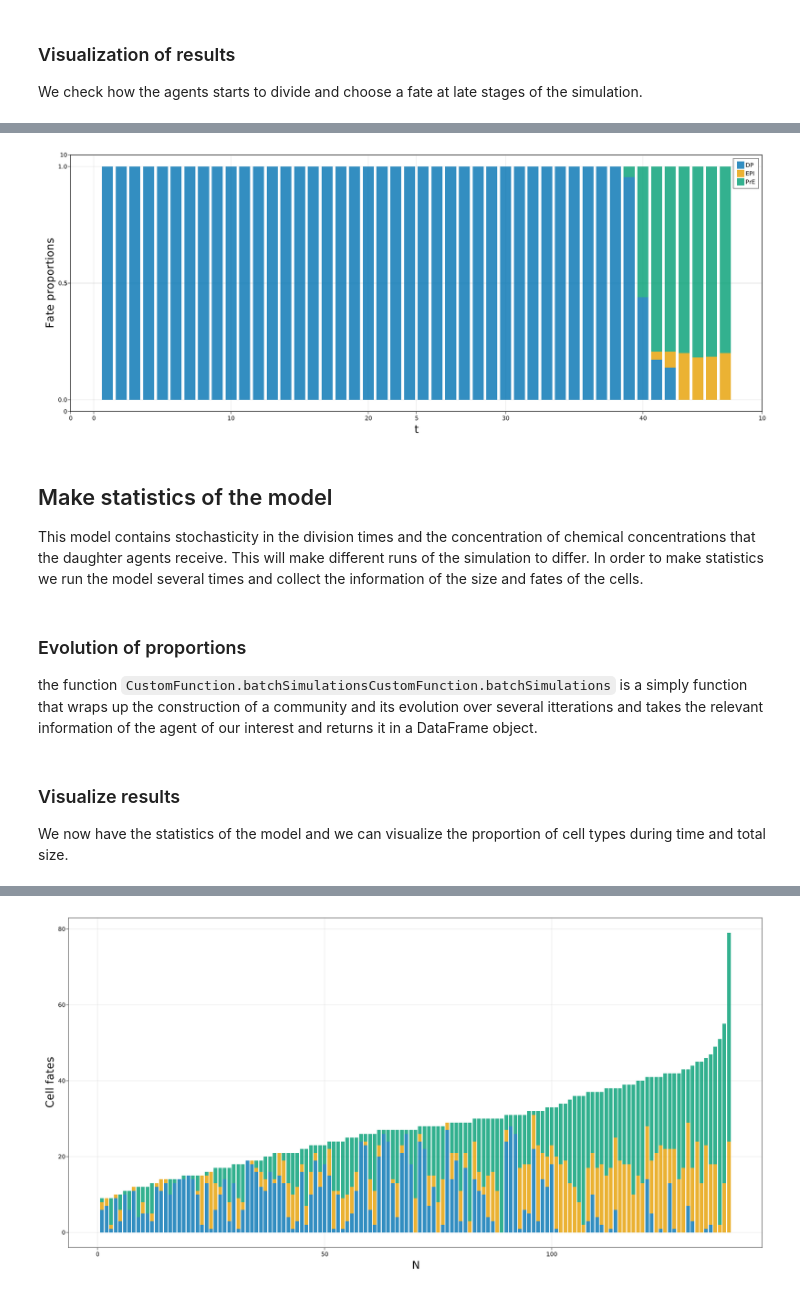
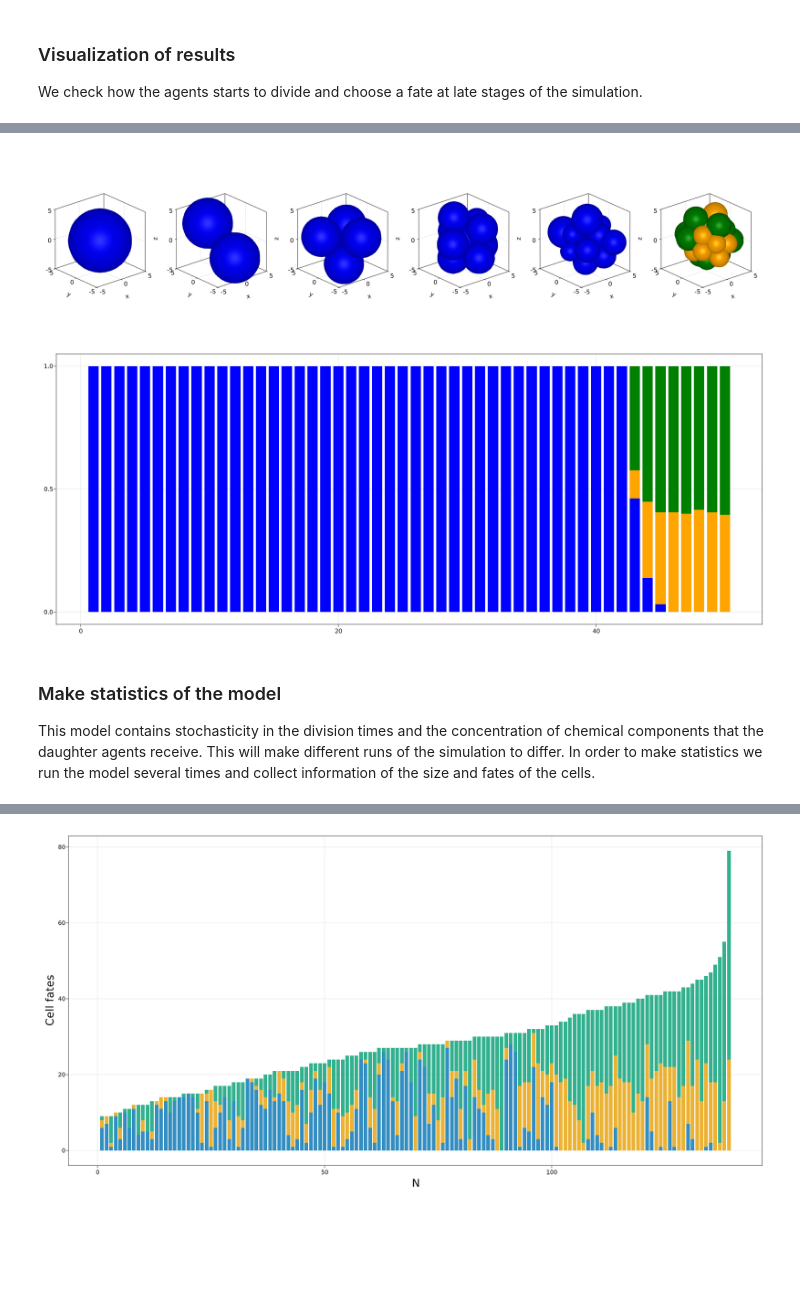
Before and after one commit to dsb-lab/CellBasedModels.jl, a Jupyter notebook: examples/Development.ipynb, the cells around one changed output, grey strips where cells are left out. Cells and saved outputs as stored; diff of their text form; code cells hidden in the pictures; blank space fills up the shorter version.

```diff
--- a/examples/Development.ipynb
+++ b/examples/Development.ipynb
@@ -304,3 +268,10 @@ comt = mCompiled.evolve(com,dt=0.0002,tMax=100,nStop=40,nMax=100,dtSave=1);
+# %%
+dt = 0.002
+steps = round(Int64,50/dt)
+saveEach = round(Int64,.5/dt)
+
+com = initializeEmbryo(parameters);
+customEvolve!(com,dt,steps,saveEach)
 # %% [markdown]
 ### Visualization of results
 
@@ -316,10 +279,32 @@ fig
-# %%
-fig = Figure(resolution=(2000,800))
-
-ax = Axis(fig[1,1])
-
-CustomFunction.plotFatesTime(comt,fig,1,1,normalize=true)
-
-fig
-# %% [output]
-[figure, removed]
+# %%
+d = getParameter(com,[:x,:y,:z,:r,:cellFate])
+colorMap = Dict(1=>:blue,2=>:orange,3=>:green)
+for (i,pos) in enumerate(1:length(com))
+    color = [colorMap[i] for i in d[:cellFate][pos]]
+    fig = Figure(resolution=(2000,2000))
+    ax = Axis3(fig[1,1],aspect = :data)
+    meshscatter!(ax,d[:x][pos],d[:y][pos],d[:z][pos],markersize=d[:r][pos],color=color)
+    xlims!(ax,-7,7)
+    ylims!(ax,-7,7)
+    zlims!(ax,-7,7)
+
+    ind = "000$i"
+    save("video/Development$(ind[end-2:end]).jpeg",fig)
+end
+# %%
+fig = Figure(resolution=(2000,500))
+
+d = getParameter(com,[:x,:y,:z,:r,:cellFate])
+colorMap = Dict(1=>:blue,2=>:orange,3=>:green)
+for (i,pos) in enumerate([1:10:length(com);length(com)])
+    ax = Axis3(fig[1,i],aspect = :data)
+    color = [colorMap[i] for i in d[:cellFate][pos]]
+    meshscatter!(ax,d[:x][pos],d[:y][pos],d[:z][pos],markersize=d[:r][pos],color=color)
+    xlims!(ax,-5,5)
+    ylims!(ax,-5,5)
+    zlims!(ax,-5,5)
+end
+
+fig
+# %% [output]
+[figure, added]
@@ -326,8 +329,20 @@ fig
+# %%
+fig = Figure(resolution=(2000,800))
+
+ax = Axis(fig[1,1])
+
+colorMap = Dict(1=>:blue,2=>:orange,3=>:green)
+offset = zeros(length(com))
+prop = getProportions(com)
+for fate in [1,2,3]
+    barplot!(ax,1:length(com),prop[fate],offset=offset,color=colorMap[fate])
+    offset .+= prop[fate]
+end
+
+fig
+# %% [output]
+[figure, added]
 # %% [markdown]
-## Make statistics of the model
+### Make statistics of the model
 
-This model contains stochasticity in the division times and the concentration of chemical concentrations that the daughter agents receive. This will make different runs of the simulation to differ. In order to make statistics we run the model several times and collect the information of the size and fates of the cells.
+This model contains stochasticity in the division times and the concentration of chemical components that the daughter agents receive. This will make different runs of the simulation to differ. In order to make statistics we run the model several times and collect information of the size and fates of the cells.
-# %% [markdown]
-### Evolution of proportions
-
-the function `CustomFunction.batchSimulationsCustomFunction.batchSimulations` is a simply function that wraps up the construction of a community and its evolution over several itterations and takes the relevant information of the agent of our interest and returns it in a DataFrame object.
@@ -336,4 +348,0 @@ simulatedData = CustomFunction.batchSimulations(mCompiled,parameters);
-# %% [markdown]
-### Visualize results
-
-We now have the statistics of the model and we can visualize the proportion of cell types during time and total size.
```
Also changed, not shown: parts of 30 cells of this notebook, 46 other files.
